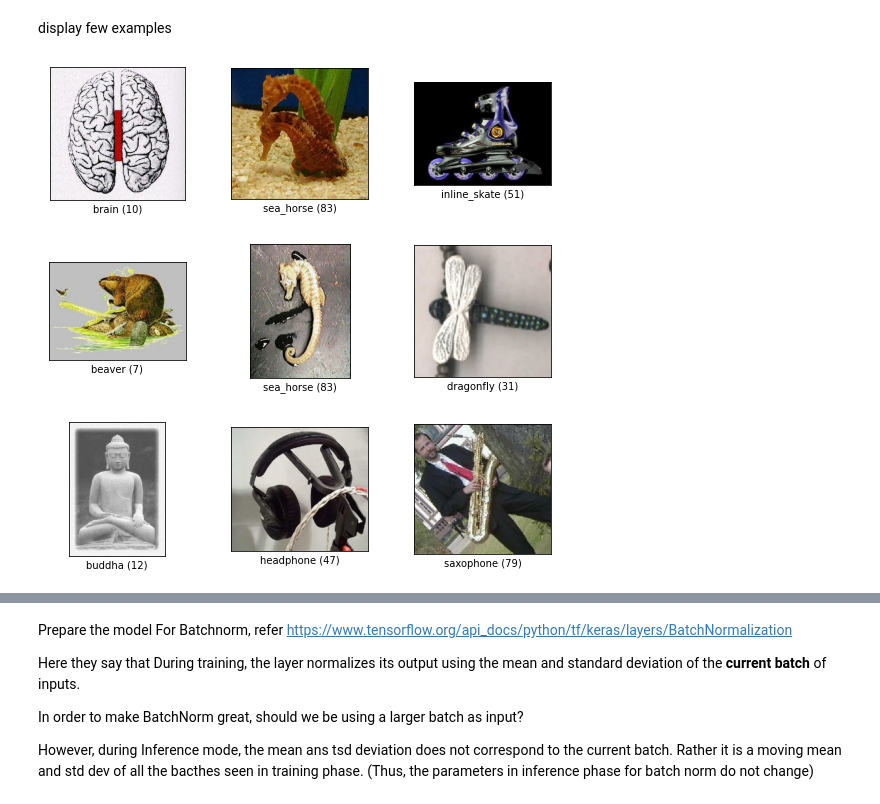
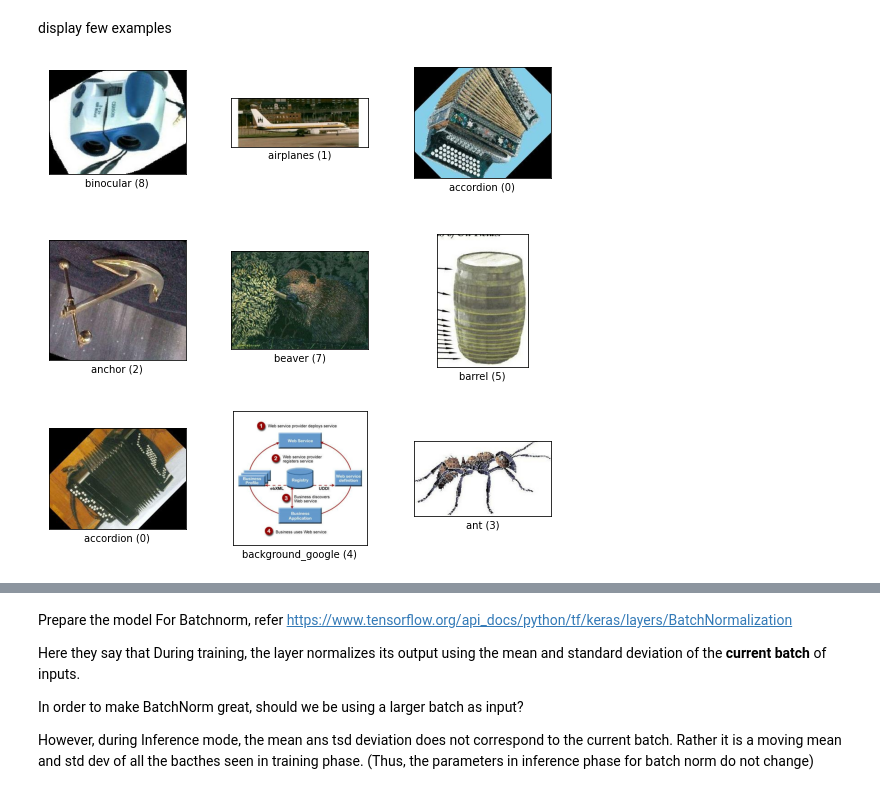
Before and after one commit to LeNovice/PSW, a Jupyter notebook: Main_CadenceNet.ipynb, the cells around one changed output, grey strips where cells are left out. Cells and saved outputs as stored; diff of their text form; code cells hidden in the pictures.

```diff
--- a/Main_CadenceNet.ipynb
+++ b/Main_CadenceNet.ipynb
@@ -47,3 +39,14 @@ tensorflow.python.data.ops.dataset_ops.PrefetchDataset
+# %%
+def filter_fn(x, allowed_classes:list):
+    allowed_classes = tf.constant(allowed_classes)
+    isallowed = tf.equal(allowed_classes, tf.cast(x, allowed_classes.dtype))
+    reduced_sum = tf.reduce_sum(tf.cast(isallowed, tf.float32))
+    return tf.greater(reduced_sum, tf.constant(0.))
+
+#dataset.filter(lambda s: filter_classes(s['label'], [0,1,2]))
+class_list = [0,1,2,3,4,5,6,7,8,9]
+filtered_ds_train = ds_train.filter(lambda x, y: filter_fn(y, class_list)) # as_supervised
+filtered_ds_test = ds_test.filter(lambda x, y: filter_fn(y, class_list))
 # %% [markdown]
 Data Preprocessing
 
@@ -88,9 +127,9 @@ New resized shape for the dataset = (224, 224, 3)
 # %% [markdown]
 display few examples
 # %%
-fig = tfds.show_examples(ds_train, ds_info)
+fig = tfds.show_examples(filtered_ds_train, ds_info)
 # %% [output]
-[figure, old version]
+[figure, new version]
 # %%
 #ds_example = ds_train.take(10)
 fig = tfds.show_examples(resized_ds_train, ds_info)
```
Also changed, not shown: parts of 17 cells of this notebook.
